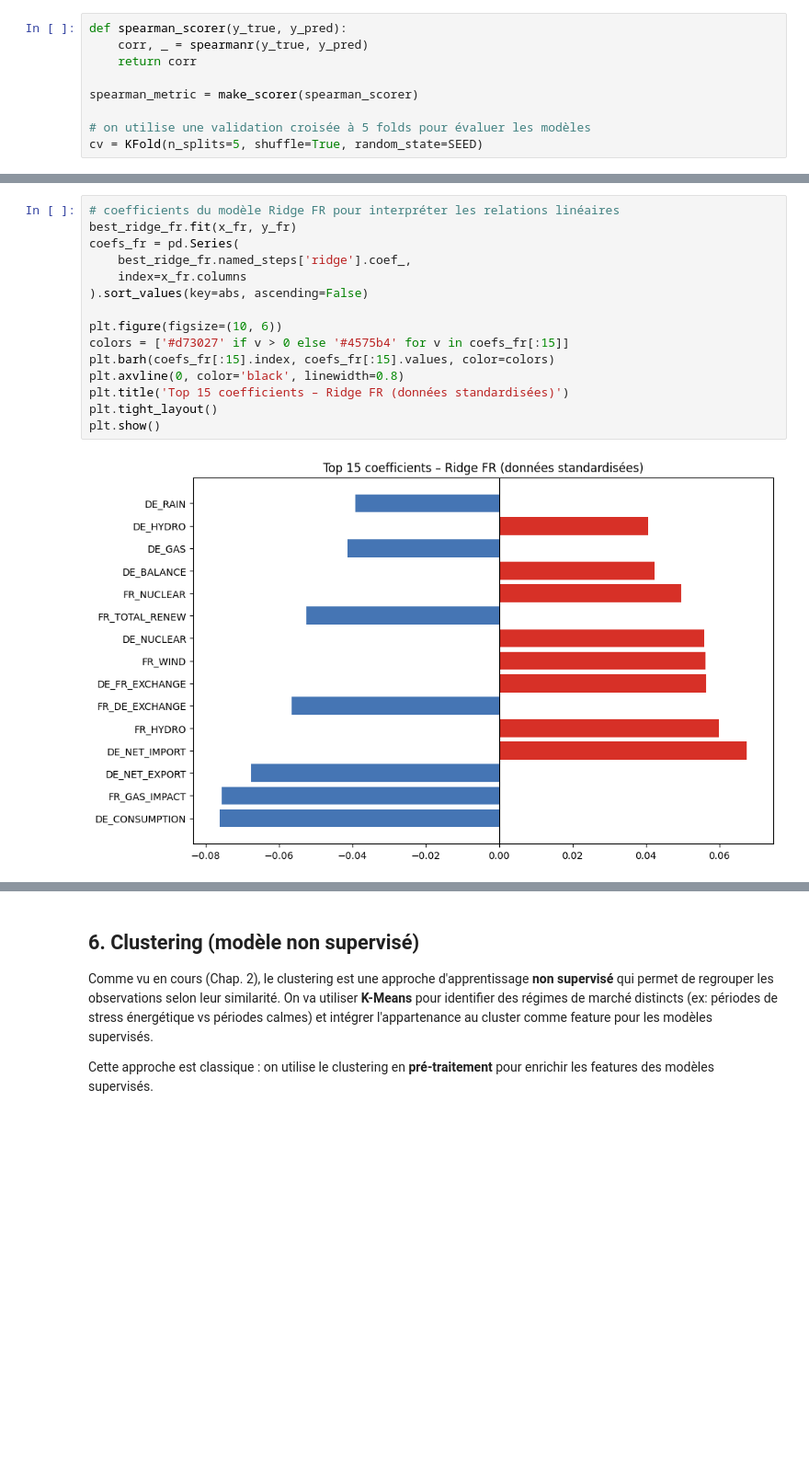
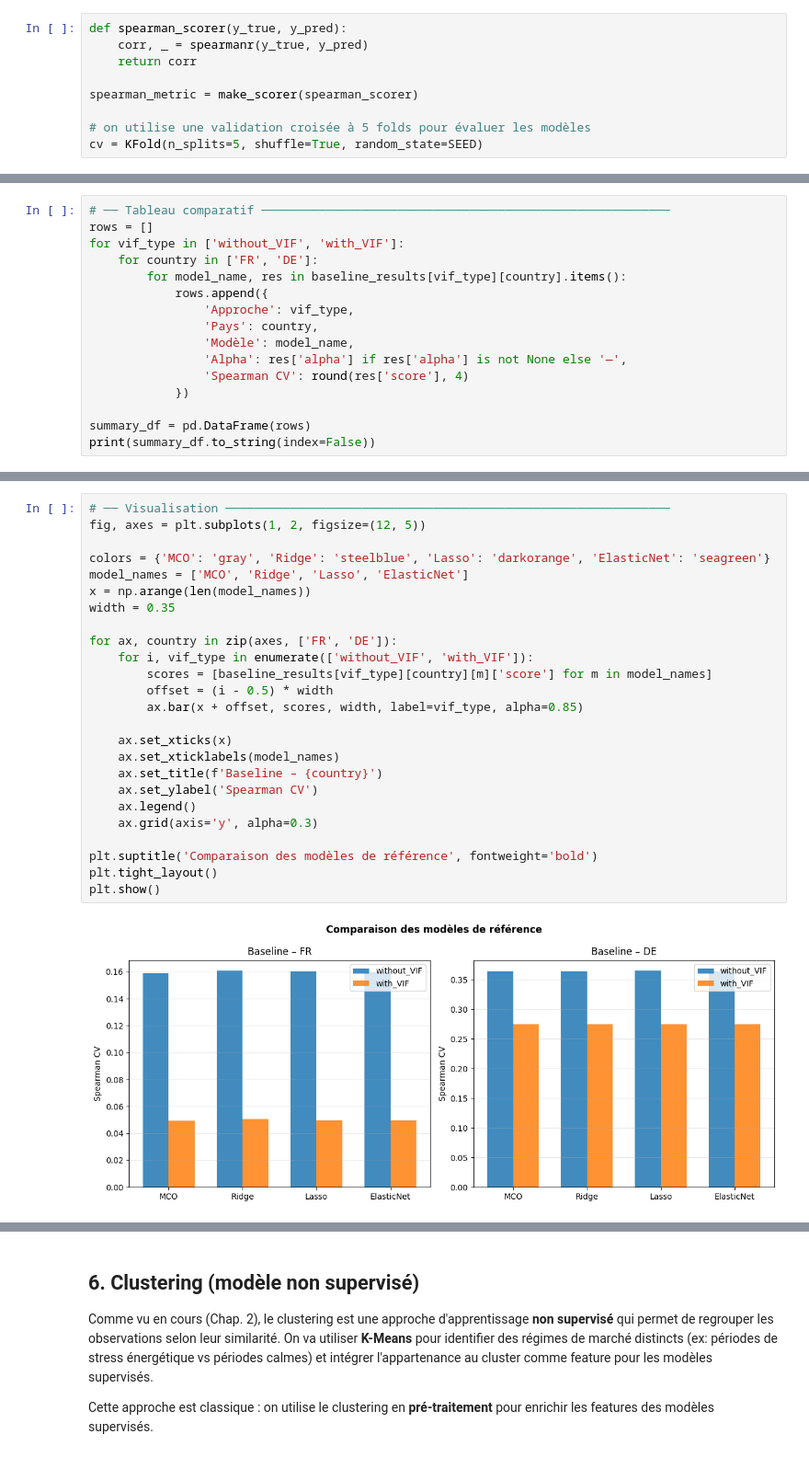
Before and after one commit to hugoser10/explaining-electricity-prices, a Jupyter notebook: main.ipynb, the cells around one changed output, grey strips where cells are left out. Shown at 92% size. Saved outputs shown, nothing was run; the diff lists cells and outputs as text; blank space fills up the shorter version.

Commit message:
Finsh features engineering and baseline model, first try on clustering model

```diff
--- a/main.ipynb
+++ b/main.ipynb
@@ -401,0 +901,16 @@ Meilleur alpha DE : {'ridge__alpha': 100.0}  – Score : 0.3564
+# %%
+# ── Tableau comparatif ─────────────────────────────────────────────────────────
+rows = []
+for vif_type in ['without_VIF', 'with_VIF']:
+    for country in ['FR', 'DE']:
+        for model_name, res in baseline_results[vif_type][country].items():
+            rows.append({
+                'Approche': vif_type,
+                'Pays': country,
+                'Modèle': model_name,
+                'Alpha': res['alpha'] if res['alpha'] is not None else '—',
+                'Spearman CV': round(res['score'], 4)
+            })
+
+summary_df = pd.DataFrame(rows)
+print(summary_df.to_string(index=False))
@@ -402,17 +935,27 @@ Meilleur alpha DE : {'ridge__alpha': 100.0}  – Score : 0.3564
 # %%
-# coefficients du modèle Ridge FR pour interpréter les relations linéaires
-best_ridge_fr.fit(x_fr, y_fr)
-coefs_fr = pd.Series(
-    best_ridge_fr.named_steps['ridge'].coef_,
-    index=x_fr.columns
-).sort_values(key=abs, ascending=False)
+# ── Visualisation ──────────────────────────────────────────────────────────────
+fig, axes = plt.subplots(1, 2, figsize=(12, 5))
 
-plt.figure(figsize=(10, 6))
-colors = ['#d73027' if v > 0 else '#4575b4' for v in coefs_fr[:15]]
-plt.barh(coefs_fr[:15].index, coefs_fr[:15].values, color=colors)
-plt.axvline(0, color='black', linewidth=0.8)
-plt.title('Top 15 coefficients – Ridge FR (données standardisées)')
+colors = {'MCO': 'gray', 'Ridge': 'steelblue', 'Lasso': 'darkorange', 'ElasticNet': 'seagreen'}
+model_names = ['MCO', 'Ridge', 'Lasso', 'ElasticNet']
+x = np.arange(len(model_names))
+width = 0.35
+
+for ax, country in zip(axes, ['FR', 'DE']):
+    for i, vif_type in enumerate(['without_VIF', 'with_VIF']):
+        scores = [baseline_results[vif_type][country][m]['score'] for m in model_names]
+        offset = (i - 0.5) * width
+        ax.bar(x + offset, scores, width, label=vif_type, alpha=0.85)
+
+    ax.set_xticks(x)
+    ax.set_xticklabels(model_names)
+    ax.set_title(f'Baseline – {country}')
+    ax.set_ylabel('Spearman CV')
+    ax.legend()
+    ax.grid(axis='y', alpha=0.3)
+
+plt.suptitle('Comparaison des modèles de référence', fontweight='bold')
 plt.tight_layout()
 plt.show()
 # %% [output]
-[figure, old version]
+[figure, new version]
```
Also changed, not shown: parts of 41 cells of this notebook, 4 other files.
